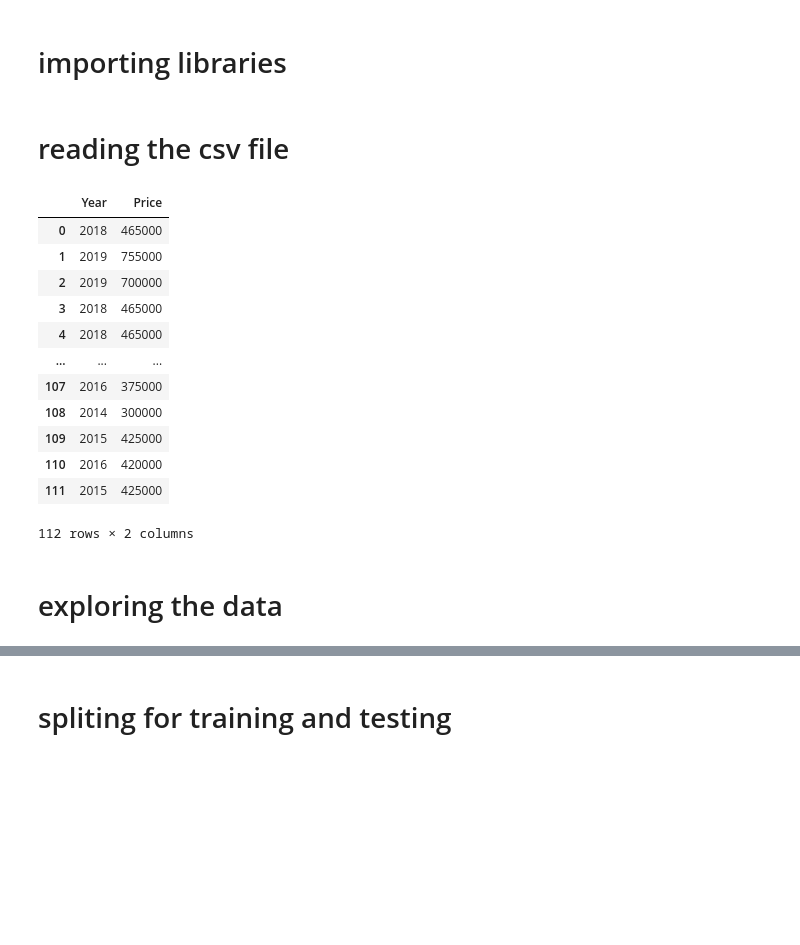
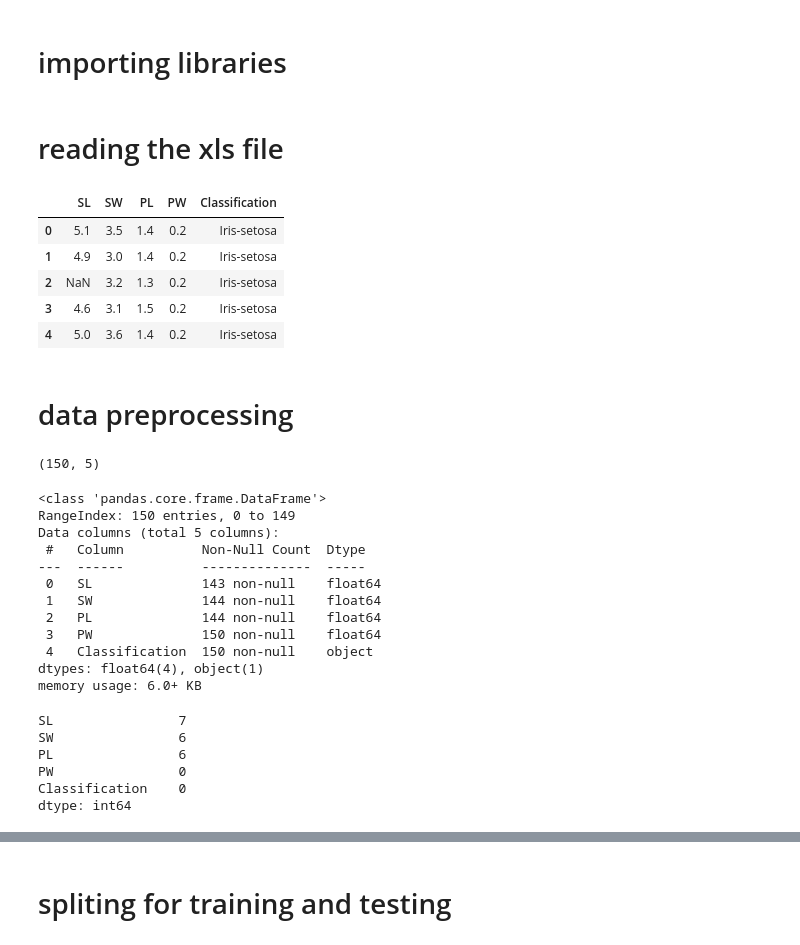
Before and after one commit to adithyamanip/ICT-Assignments, a Jupyter notebook: adithyamanip.ipynb, the cells around one changed output, grey strips where cells are left out. Drawn from its saved outputs; the diff is of its cells as text; code cells hidden in the pictures; blank space fills up the shorter version.

```diff
--- a/adithyamanip.ipynb
+++ b/adithyamanip.ipynb
@@ -8,2 +11,2 @@ import seaborn as sns
 # %% [markdown]
-# reading the csv file
+# reading the xls file
@@ -12,18 +13,41 @@ df = pd.read_csv("car_age_price.csv")
+# %%
+df = pd.read_excel('iris.xls')
 # %%
-df
+df.head()
 # %% [output]
-|  | Year | Price |
-| 0 | 2018 | 465000 |
-| 1 | 2019 | 755000 |
-| 2 | 2019 | 700000 |
-| 3 | 2018 | 465000 |
-| 4 | 2018 | 465000 |
-| ... | ... | ... |
-| 107 | 2016 | 375000 |
-| 108 | 2014 | 300000 |
-| 109 | 2015 | 425000 |
-| 110 | 2016 | 420000 |
-| 111 | 2015 | 425000 |
+|  | SL | SW | PL | PW | Classification |
+| 0 | 5.1 | 3.5 | 1.4 | 0.2 | Iris-setosa |
+| 1 | 4.9 | 3.0 | 1.4 | 0.2 | Iris-setosa |
+| 2 | NaN | 3.2 | 1.3 | 0.2 | Iris-setosa |
+| 3 | 4.6 | 3.1 | 1.5 | 0.2 | Iris-setosa |
+| 4 | 5.0 | 3.6 | 1.4 | 0.2 | Iris-setosa |
-112 rows × 2 columns
 # %% [markdown]
-# exploring the data
+# data preprocessing
+# %%
+df.shape
+# %% [output]
+(150, 5)
+# %%
+df.info()
+# %% [output]
+<class 'pandas.core.frame.DataFrame'>
+RangeIndex: 150 entries, 0 to 149
+Data columns (total 5 columns):
+ #   Column          Non-Null Count  Dtype
+---  ------          --------------  -----
+ 0   SL              143 non-null    float64
+ 1   SW              144 non-null    float64
+ 2   PL              144 non-null    float64
+ 3   PW              150 non-null    float64
+ 4   Classification  150 non-null    object
+dtypes: float64(4), object(1)
+memory usage: 6.0+ KB
+# %%
+df.isna().sum()
+# %% [output]
+SL                7
+SW                6
+PL                6
+PW                0
+Classification    0
+dtype: int64
```
Also changed, not shown: parts of 130 cells of this notebook.
